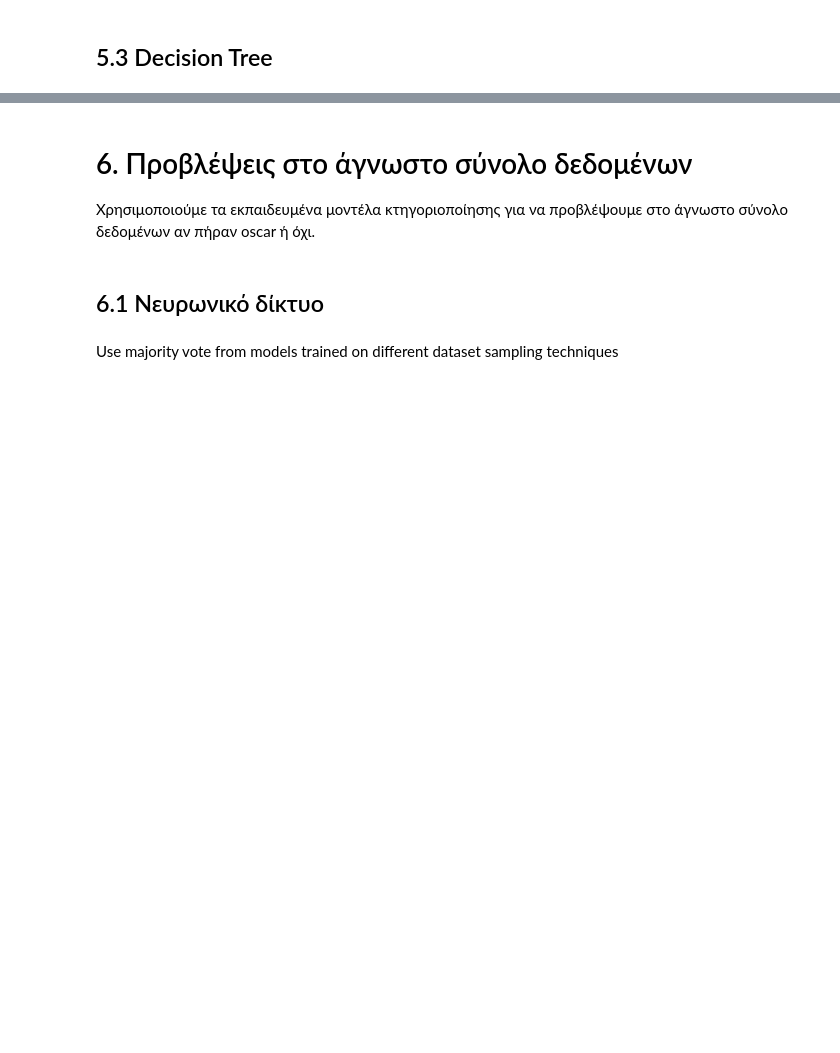
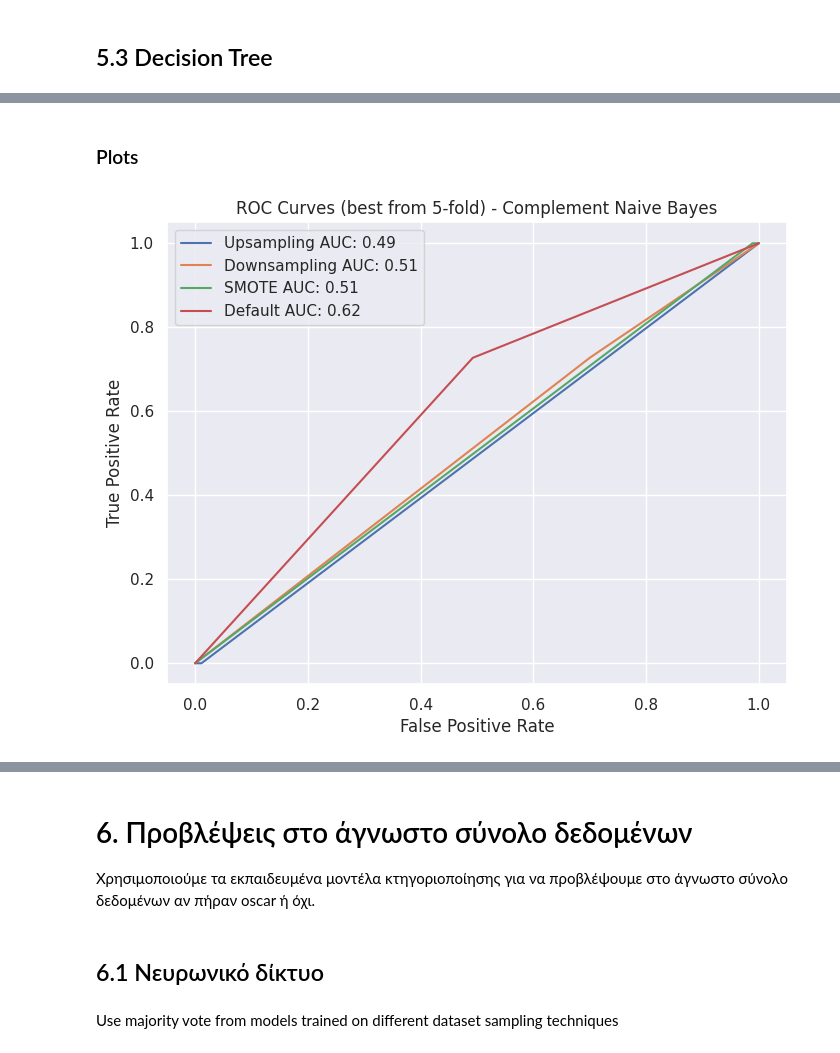
Before and after one commit to AAleksandros/HUA-DIT-Data-mining-project, a Jupyter notebook: project.ipynb, the cells around one changed output, grey strips where cells are left out. Saved outputs shown, nothing was run; the diff lists cells and outputs as text; code cells hidden in the pictures; blank space fills up the shorter version.

```diff
--- a/project.ipynb
+++ b/project.ipynb
@@ -1676,0 +1705,17 @@ plot_classification_reports_averages((reports_ups_dt,
+# %%
+# remove unecessesary features from dataset
+# df_cnb = df_cl[['metacritic_critics', 'opening_weekend_($million)',
+#                'domestic_gross_($million)', 'foreign_gross_($million)',
+#                'oscar_winners']]
+
+df_cnb  = df_cl.drop(['film','year','opening_weekend', 'domestic_gross', 'foreign_gross', 'worldwide_gross', 'rotten_tomatoes_vs_metacritic_deviance',
+                    'audience_vs_critics_deviance', 'worldwide_gross_($million)', 'of_gross_earned_abroad', 'average_audience', 'average_critics',
+                    'budget_recovered', 'budget_recovered_opening_weekend', 'distributor','imdb_rating','imdb_vs_rt_disparity','release_date_(us)',
+                    'oscar_detail'], axis=1)
+
+# Separate testing split from dataset
+df_cnb_train, df_cnb_test = train_test_split(df_cnb, test_size=0.2, stratify=df_cnb['oscar_winners'])
+
+# Separate classes
+df_cnb_majority = df_cnb_train[(df_cnb_train['oscar_winners']==0)].reset_index().drop('index', axis=1)
+df_cnb_minority = df_cnb_train[(df_cnb_train['oscar_winners']==1)].reset_index().drop('index', axis=1)
@@ -1676,0 +1724,8 @@ plot_classification_reports_averages((reports_ups_dt,
+# %%
+# Umpsample the minority class
+df_cnb_minority_upsampled = resample(df_cnb_minority, replace=True, n_samples= len(df_cnb_majority), random_state=42)
+
+df_cnb_minority_upsampled = df_cnb_minority_upsampled.reset_index().drop('index', axis=1)
+
+df_cnb_upsampled = pd.concat([df_cnb_minority_upsampled, df_cnb_majority]).sort_index(kind='merge')
+df_cnb_upsampled = df_cnb_upsampled.reset_index().drop('index', axis=1)
@@ -1676,0 +1781,8 @@ plot_classification_reports_averages((reports_ups_dt,
+# %%
+# Downsample majority class
+df_cnb_majority_downsampled = resample(df_cnb_majority, replace=True, n_samples= len(df_cnb_minority), random_state=42)
+
+df_cnb_majority_downsampled = df_cnb_majority_downsampled.reset_index().drop('index', axis=1)
+
+df_cnb_downsampled = pd.concat([df_cnb_majority_downsampled, df_cnb_minority]).sort_index(kind='merge')
+df_cnb_downsampled = df_cnb_downsampled.reset_index().drop('index', axis=1)
@@ -1676,0 +1838,6 @@ plot_classification_reports_averages((reports_ups_dt,
+# %%
+# Resample using SMOTE method
+sm = SMOTE(sampling_strategy='minority', random_state=42)
+
+df_cnb_oversampled_X, df_cnb_oversampled_Y = sm.fit_resample(df_cnb_train.drop('oscar_winners', axis=1), df_cnb_train['oscar_winners'])
+df_cnb_oversampled = pd.concat([pd.DataFrame(df_cnb_oversampled_X), pd.DataFrame(df_cnb_oversampled_Y)], axis=1)
@@ -1676,0 +1940,10 @@ plot_classification_reports_averages((reports_ups_dt,
+# %% [markdown]
+### Plots
+# %%
+plot_roc_curves(best_performing_ups_cnb_model,
+                best_performing_dwn_cnb_model,
+                best_performing_smote_cnb_model,
+                best_performing_default_cnb_model,
+                'ROC Curves (best from 5-fold) - Complement Naive Bayes')
+# %% [output]
+[figure, added]
```
Also changed, not shown: parts of 141 cells of this notebook, 4 other files.
